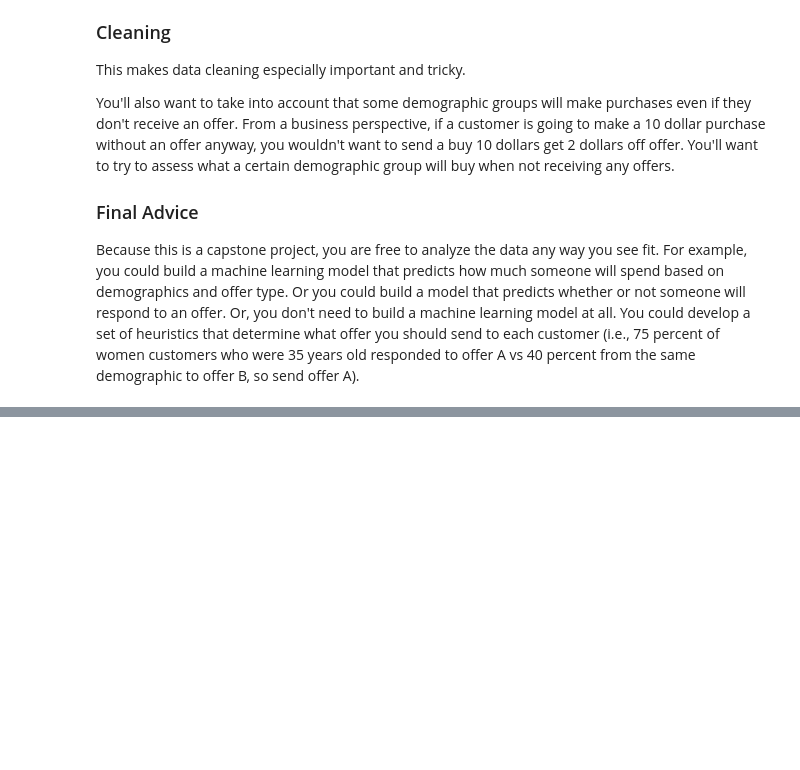
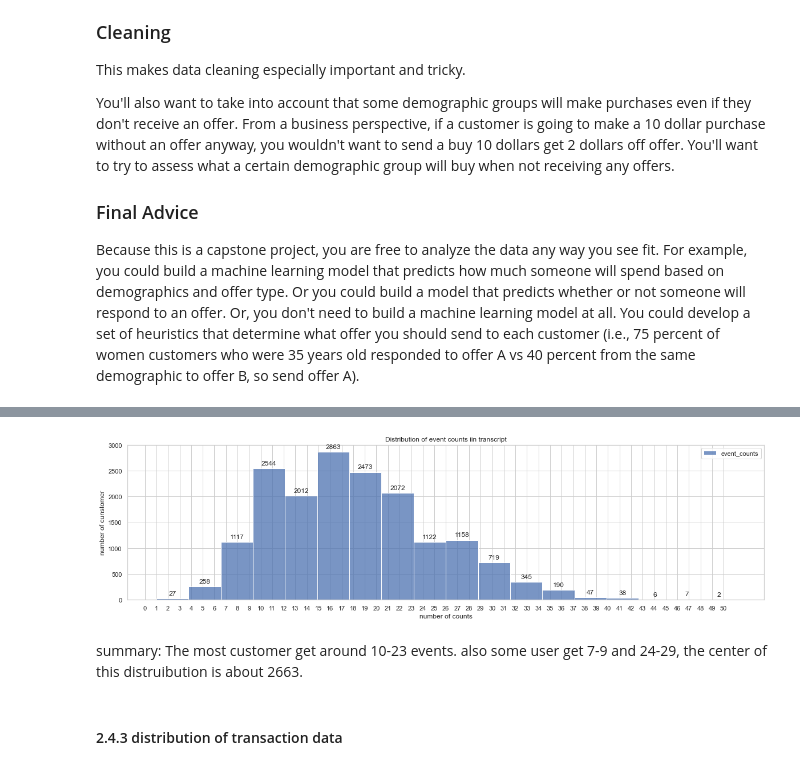
Before and after one commit to guandai/Starbucks-Capstone-Project, a Jupyter notebook: Starbucks_Capstone_notebook.ipynb, the cells around one changed output, grey strips where cells are left out. Drawn from its saved outputs; the diff is of its cells as text; code cells hidden in the pictures; blank space fills up the shorter version.

```diff
--- a/Starbucks_Capstone_notebook.ipynb
+++ b/Starbucks_Capstone_notebook.ipynb
@@ -86,0 +393,7 @@ transcript = pd.read_json('data/transcript.json', orient='records', lines=True)
+# %%
+df = getDf('male')
+group1 = df[df['age'].between(0, 17)]['age'].shape[0]
+group2 = df[df['age'].between(18, 39)]['age'].shape[0]
+group3 = df[df['age'].between(40, 75)]['age'].shape[0]
+group4 = df[df['age'].between(76, 100)]['age'].shape[0]
+print(df.shape[0], group1, group2,group3, group4)
@@ -86,0 +523,2 @@ transcript = pd.read_json('data/transcript.json', orient='records', lines=True)
+# %%
+cleaned_transcript = clean_transcript(transcript)
@@ -86,0 +546,3 @@ transcript = pd.read_json('data/transcript.json', orient='records', lines=True)
+# %%
+customer_count = cleaned_transcript.groupby(['customer_id']).size().reset_index(name='event_counts').sort_values('event_counts', ascending=False)
+customer_count
@@ -86,0 +563,33 @@ transcript = pd.read_json('data/transcript.json', orient='records', lines=True)
+# %%
+def drawCountDist():
+    count = 0
+    fig, ax = plt.subplots(figsize=(20,5), nrows = 1, ncols = 1)
+    plt.sca(ax)
+    df = customer_count
+    colMax = df['event_counts'].max()
+    count += 1
+    g = sns.histplot(df, bins = 18);
+    for p in g.patches:
+        g.annotate(
+            p.get_height(),
+           (p.get_x() + p.get_width() / 2., p.get_height()),
+           ha = 'center',
+           va = 'center',
+           xytext = (0, 9),
+           textcoords = 'offset points'
+        )
+    g.set_xticks(range(0, int(colMax), int(colMax/50)))
+
+    plt.title("Distribution of event counts iin transcript")
+    plt.ylabel('number of cunstomer')
+    plt.xlabel('number of counts')
+    plt.show()
+    fig.savefig(f'event_count_distribution.svg', dpi = 300)
+drawCountDist()
+# %% [output]
+[figure, added]
+# %% [markdown]
+summary:  The most customer get around 10-23 events.
+also some user get 7-9 and 24-29,  the center of this distruibution is about 2663.
+# %% [markdown]
+#### 2.4.3  distribution of transaction data
```
Also changed, not shown: parts of 132 cells of this notebook, 22 other files.
